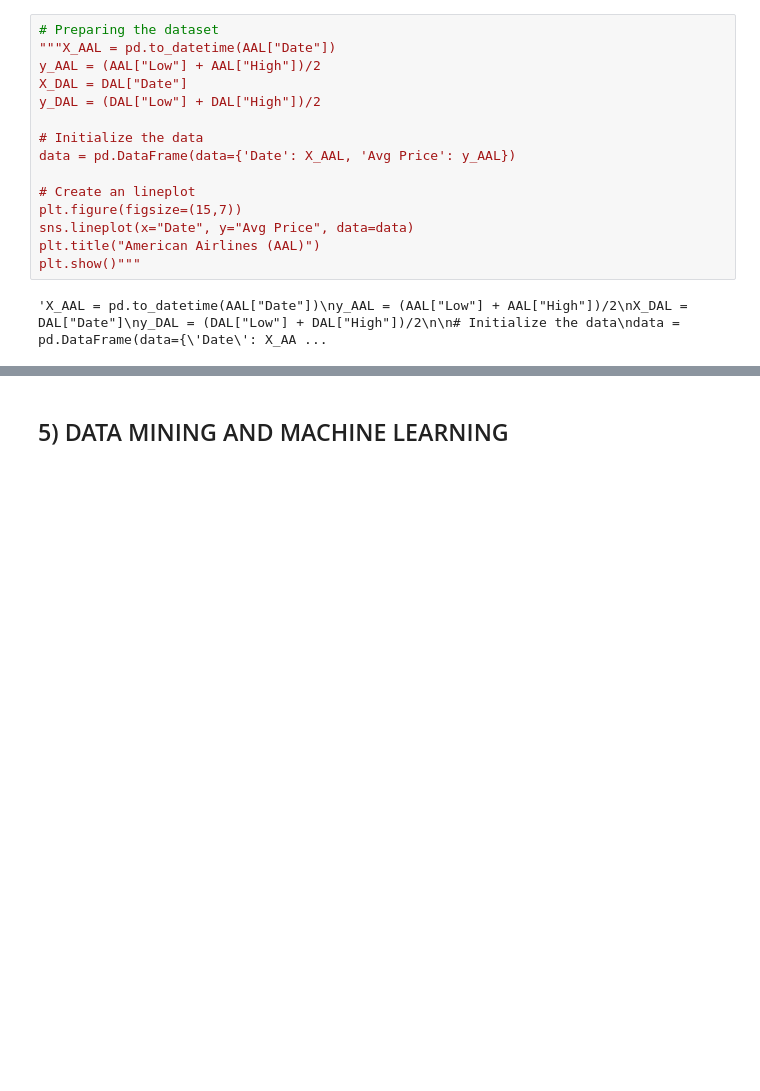
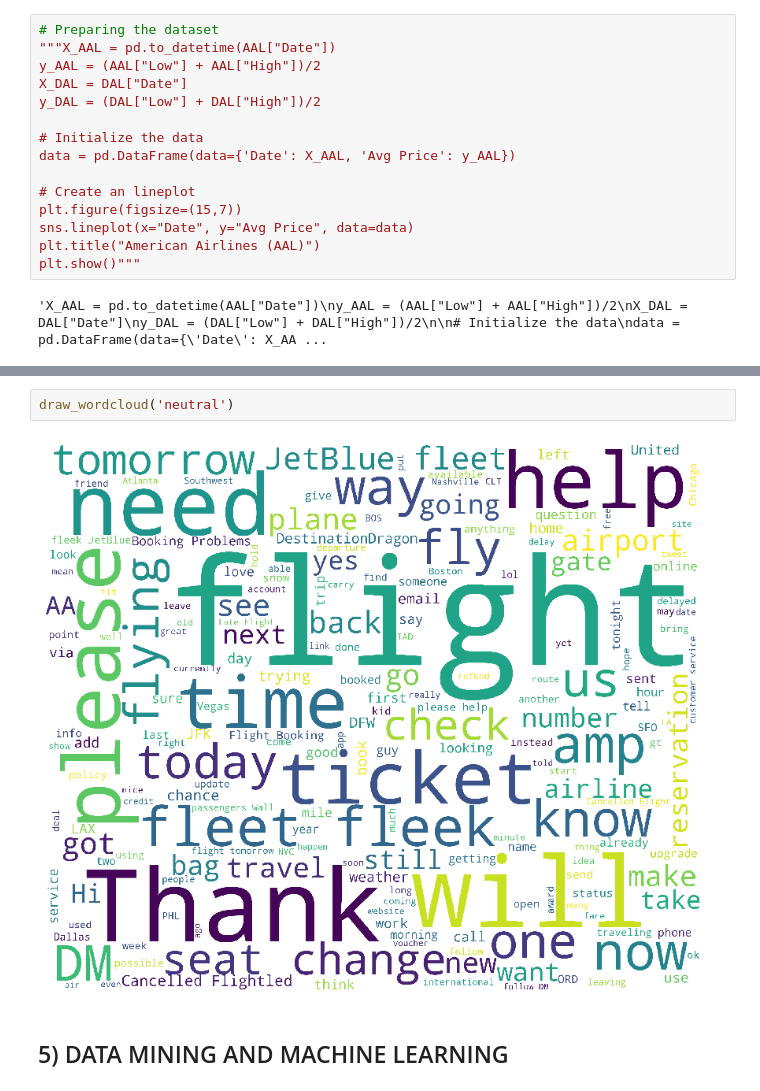
Before and after one commit to SarahBuechner/DMML2019_Team_Google, a Jupyter notebook: DM_Project.ipynb, the cells around one changed output, grey strips where cells are left out. Cells and saved outputs as stored; diff of their text form; blank space fills up the shorter version.

```diff
--- a/DM_Project.ipynb
+++ b/DM_Project.ipynb
@@ -222,3 +268,7 @@ plt.show()"""
+# %%
+draw_wordcloud('neutral')
+# %% [output]
+[figure, added]
 # %% [markdown]
 ## 5) DATA MINING AND MACHINE LEARNING
 # %% [markdown]
```
Also changed, not shown: parts of 9 cells of this notebook.
